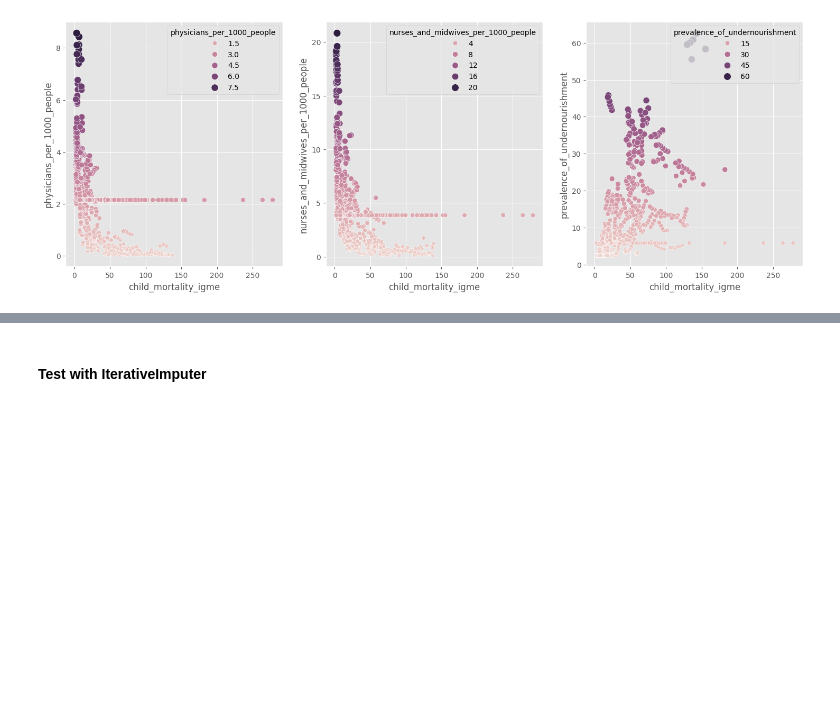
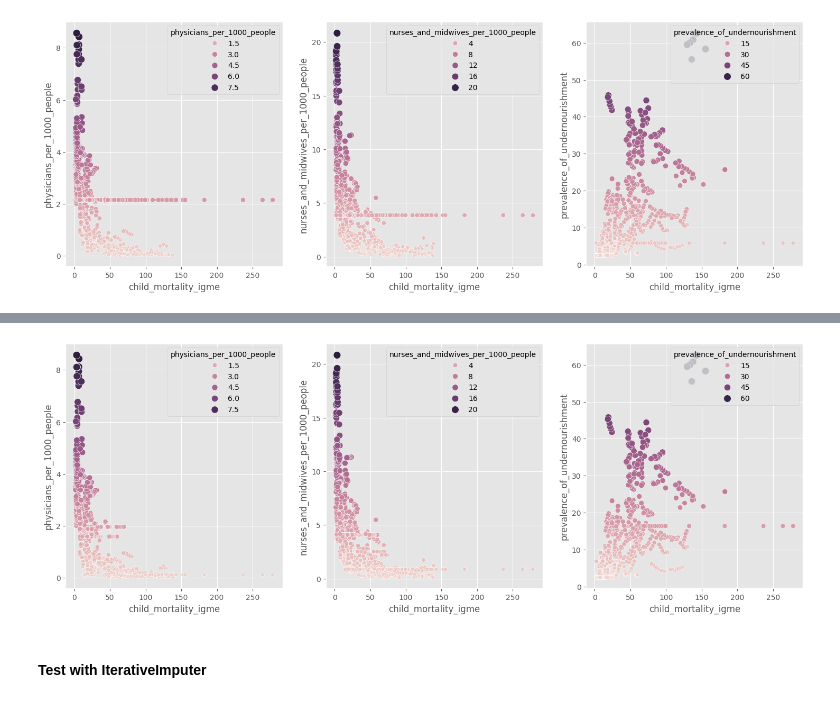
Before and after one commit to HamzahFayad/master_thesis_child_mortality, a Jupyter notebook: 01_notebooks/2_data_preprocessing.ipynb, the cells around one changed output, grey strips where cells are left out. Saved outputs shown, nothing was run; the diff lists cells and outputs as text; code cells hidden in the pictures; blank space fills up the shorter version.

```diff
--- a/01_notebooks/2_data_preprocessing.ipynb
+++ b/01_notebooks/2_data_preprocessing.ipynb
@@ -167,3 +192,7 @@ data_exploration.scatterplots(median_df, most_critical_cols, 3)
+# %%
+data_exploration.scatterplots(group_median_df, most_critical_cols, 3)
+# %% [output]
+[figure, added]
 # %%
 #from sklearn.model_selection import GroupShuffleSplit
 
```
Also changed, not shown: parts of 7 cells of this notebook, 1 other file.
